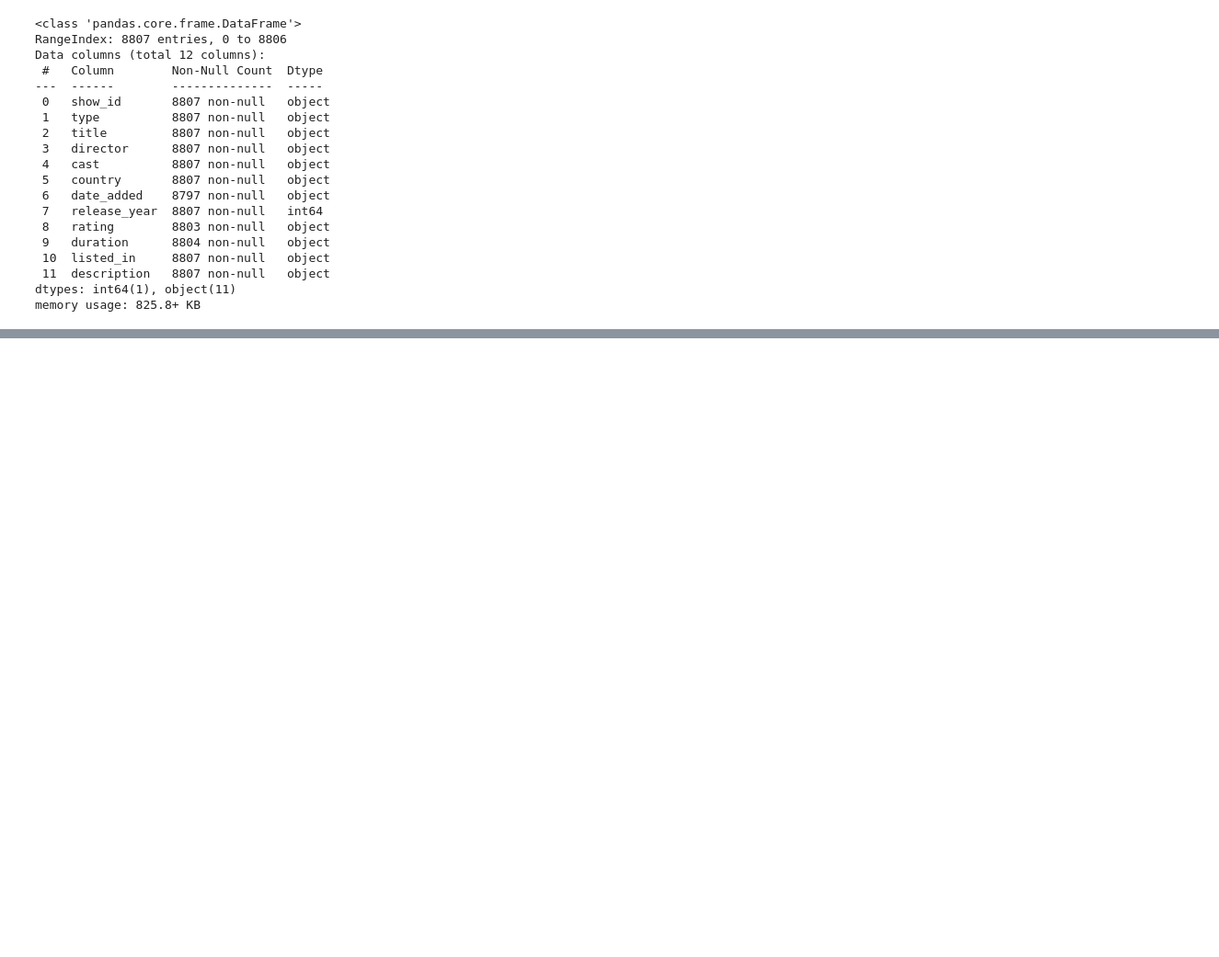
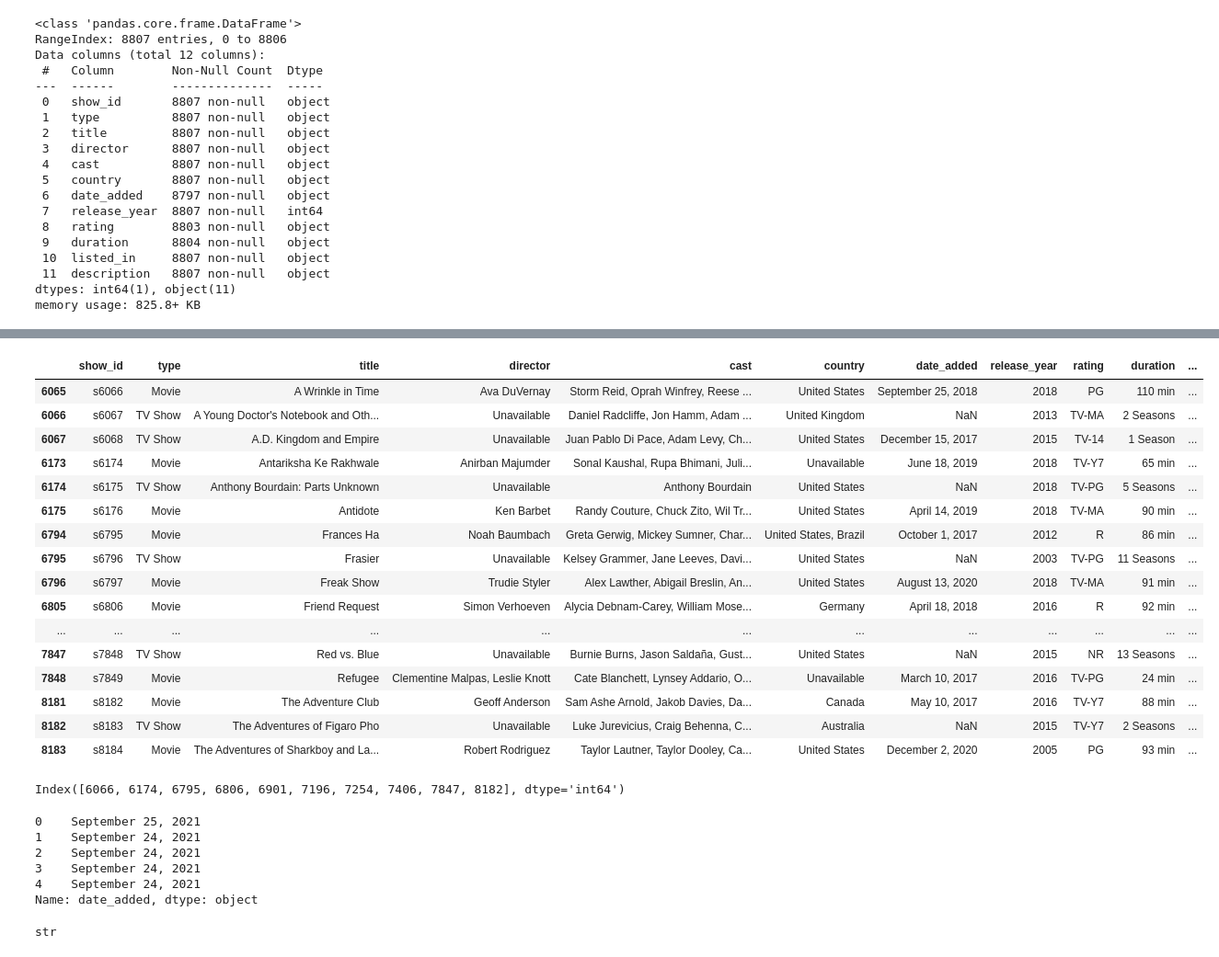
Before and after one commit to mutumagitonga/Netflix-Movies-and-TV-Shows-Data-Analysis, a Jupyter notebook: netflix_movies_and_shows.ipynb, the cells around one changed output, grey strips where cells are left out. Shown at 92% size. Cells and saved outputs as stored; diff of their text form; code cells hidden in the pictures; blank space fills up the shorter version.

```diff
--- a/netflix_movies_and_shows.ipynb
+++ b/netflix_movies_and_shows.ipynb
@@ -212,0 +242,57 @@ memory usage: 825.8+ KB
+# %%
+# Returning null values rows together with adjacent rows to decide on the filling date
+# Whether to ffill or bfill
+
+null_indexes = df[df['date_added'].isnull()].index
+
+rows_to_include = []
+
+for index in null_indexes:
+    if index > 0:
+        rows_to_include.append(index - 1)
+    rows_to_include.append(index)
+    if index < len(df) - 1:
+        rows_to_include.append(index + 1)
+
+# iloc is used for integer-based indexing, selects rows at those indexes
+null_date_added_rows_plus_adjacent_ones = df.iloc[rows_to_include]
+null_date_added_rows_plus_adjacent_ones
+# %% [output]
+|  | show_id | type | title | director | cast | country | date_added | release_year | rating | duration | ... |
+| 6065 | s6066 | Movie | A Wrinkle in Time | Ava DuVernay | Storm Reid, Oprah Winfrey, Reese ... | United States | September 25, 2018 | 2018 | PG | 110 min | ... |
+| 6066 | s6067 | TV Show | A Young Doctor's Notebook and Oth... | Unavailable | Daniel Radcliffe, Jon Hamm, Adam ... | United Kingdom | NaN | 2013 | TV-MA | 2 Seasons | ... |
+| 6067 | s6068 | TV Show | A.D. Kingdom and Empire | Unavailable | Juan Pablo Di Pace, Adam Levy, Ch... | United States | December 15, 2017 | 2015 | TV-14 | 1 Season | ... |
+| 6173 | s6174 | Movie | Antariksha Ke Rakhwale | Anirban Majumder | Sonal Kaushal, Rupa Bhimani, Juli... | Unavailable | June 18, 2019 | 2018 | TV-Y7 | 65 min | ... |
+| 6174 | s6175 | TV Show | Anthony Bourdain: Parts Unknown | Unavailable | Anthony Bourdain | United States | NaN | 2018 | TV-PG | 5 Seasons | ... |
+| 6175 | s6176 | Movie | Antidote | Ken Barbet | Randy Couture, Chuck Zito, Wil Tr... | United States | April 14, 2019 | 2018 | TV-MA | 90 min | ... |
+| 6794 | s6795 | Movie | Frances Ha | Noah Baumbach | Greta Gerwig, Mickey Sumner, Char... | United States, Brazil | October 1, 2017 | 2012 | R | 86 min | ... |
+| 6795 | s6796 | TV Show | Frasier | Unavailable | Kelsey Grammer, Jane Leeves, Davi... | United States | NaN | 2003 | TV-PG | 11 Seasons | ... |
+| 6796 | s6797 | Movie | Freak Show | Trudie Styler | Alex Lawther, Abigail Breslin, An... | United States | August 13, 2020 | 2018 | TV-MA | 91 min | ... |
+| 6805 | s6806 | Movie | Friend Request | Simon Verhoeven | Alycia Debnam-Carey, William Mose... | Germany | April 18, 2018 | 2016 | R | 92 min | ... |
+| ... | ... | ... | ... | ... | ... | ... | ... | ... | ... | ... | ... |
+| 7847 | s7848 | TV Show | Red vs. Blue | Unavailable | Burnie Burns, Jason Saldaña, Gust... | United States | NaN | 2015 | NR | 13 Seasons | ... |
+| 7848 | s7849 | Movie | Refugee | Clementine Malpas, Leslie Knott | Cate Blanchett, Lynsey Addario, O... | Unavailable | March 10, 2017 | 2016 | TV-PG | 24 min | ... |
+| 8181 | s8182 | Movie | The Adventure Club | Geoff Anderson | Sam Ashe Arnold, Jakob Davies, Da... | Canada | May 10, 2017 | 2016 | TV-Y7 | 88 min | ... |
+| 8182 | s8183 | TV Show | The Adventures of Figaro Pho | Unavailable | Luke Jurevicius, Craig Behenna, C... | Australia | NaN | 2015 | TV-Y7 | 2 Seasons | ... |
+| 8183 | s8184 | Movie | The Adventures of Sharkboy and La... | Robert Rodriguez | Taylor Lautner, Taylor Dooley, Ca... | United States | December 2, 2020 | 2005 | PG | 93 min | ... |
+# %%
+# Getting the indexes of the null values
+date_added_null_values_indexes = df[df['date_added'].isnull()].index
+date_added_null_values_indexes
+# %% [output]
+Index([6066, 6174, 6795, 6806, 6901, 7196, 7254, 7406, 7847, 8182], dtype='int64')
+# %%
+# Check date format
+df['date_added'].head()
+# %% [output]
+0    September 25, 2021
+1    September 24, 2021
+2    September 24, 2021
+3    September 24, 2021
+4    September 24, 2021
+Name: date_added, dtype: object
+# %%
+# Check if it's type date
+type(df['date_added'][0])
+# %% [output]
+str
```
Also changed, not shown: parts of 11 cells of this notebook.
